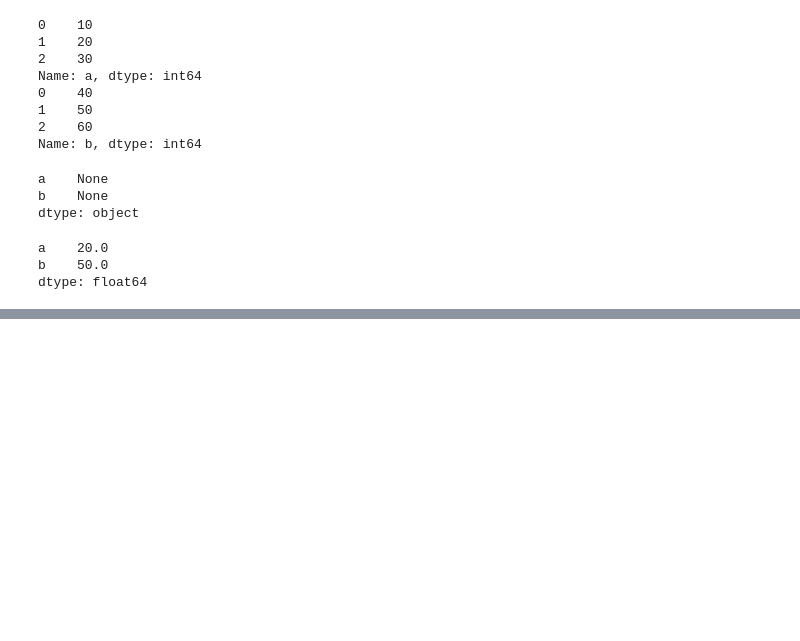
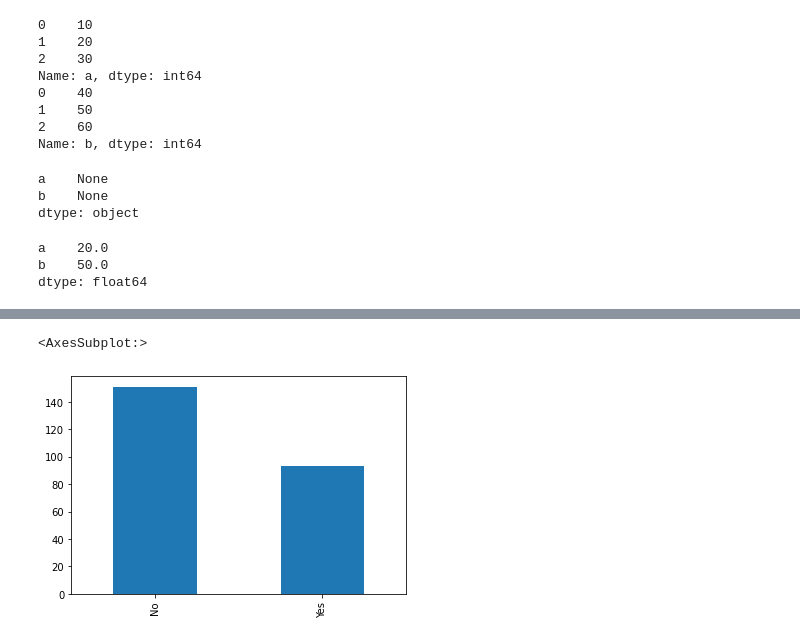
Before and after one commit to adityadesle/pandas, a Jupyter notebook: Pandas.ipynb, the cells around one changed output, grey strips where cells are left out. Saved outputs shown, nothing was run; the diff lists cells and outputs as text; code cells hidden in the pictures; blank space fills up the shorter version.

```diff
--- a/Pandas.ipynb
+++ b/Pandas.ipynb
@@ -573,0 +595,2 @@ dtype: float64
+# %%
+cts = tips.smoker.value_counts()
@@ -573,0 +603,5 @@ dtype: float64
+# %%
+cts.plot(kind='bar')
+# %% [output]
+<AxesSubplot:>
+[figure, added]
```
Also changed, not shown: parts of 17 cells of this notebook, 6 other files.
